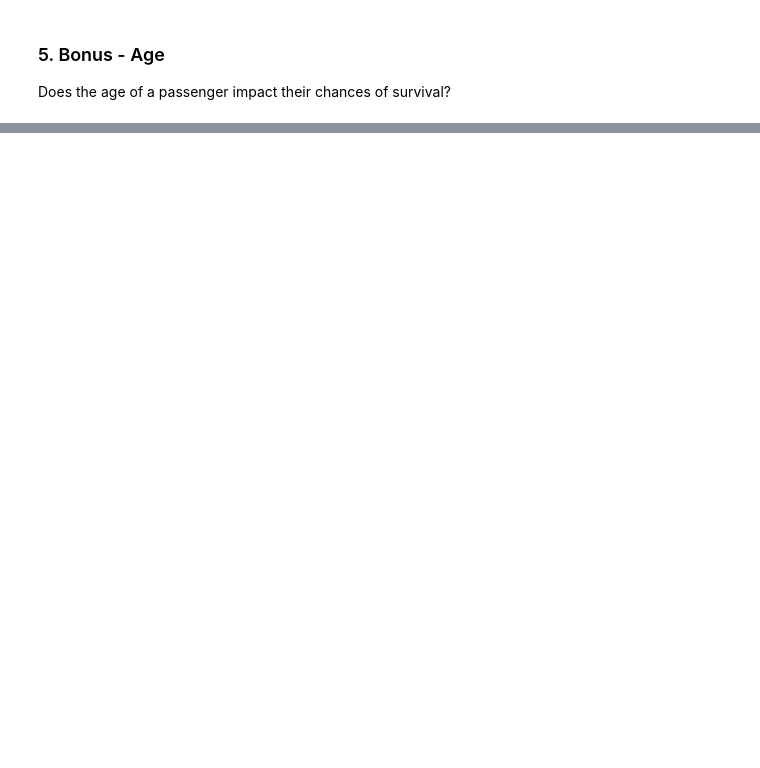
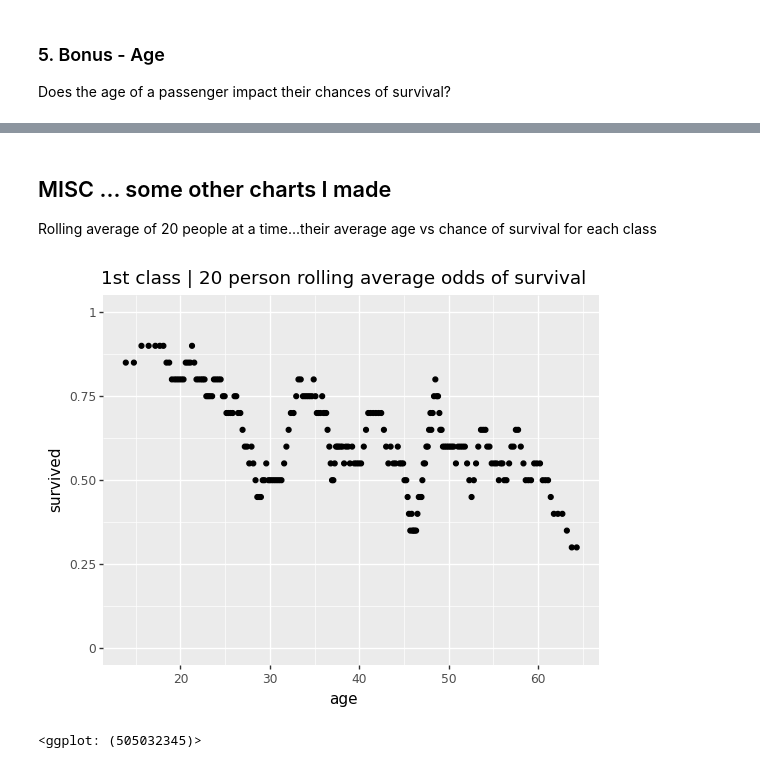
Before and after one commit to yiren54610/logistic-regression, a Jupyter notebook: logistic-regression-titanic.ipynb, the cells around one changed output, grey strips where cells are left out. Drawn from its saved outputs; the diff is of its cells as text; code cells hidden in the pictures; blank space fills up the shorter version.

```diff
--- a/logistic-regression-titanic.ipynb
+++ b/logistic-regression-titanic.ipynb
@@ -159,0 +440,7 @@ Does the age of a passenger impact their chances of survival?
+# %%
+%%R -i df
+
+# Logistic regression on two variables
+
+logistic <- glm(survived ~ pclass + female + age, data=df, family="binomial")
+summary(logistic)
@@ -159,0 +471,8 @@ Does the age of a passenger impact their chances of survival?
+# %%
+%%R -o df
+
+df <- df %>% drop_na(age) # note that we're dropping about half the dataframe here!!!!!
+df <- df %>% mutate(
+    prediction = exp(predict(logistic)),
+    prediction_pct = prediction / (1 + prediction)
+)
@@ -159,0 +573,16 @@ Does the age of a passenger impact their chances of survival?
+# %% [markdown]
+## MISC ... some other charts I made
+
+Rolling average of 20 people at a time...their average age vs chance of survival for each class
+# %%
+from plotnine import *
+
+(
+ggplot(df[['age', 'survived','pclass']].query('pclass==1').dropna().sort_values(by='age').rolling(20, center=False).mean().dropna()) +
+    geom_point(aes(x='age', y='survived')) +
+    ylim(0,1) +
+    ggtitle("1st class | 20 person rolling average odds of survival")
+)
+# %% [output]
+[figure, added]
+<ggplot: (505032345)>
```
Also changed, not shown: parts of 79 cells of this notebook.
